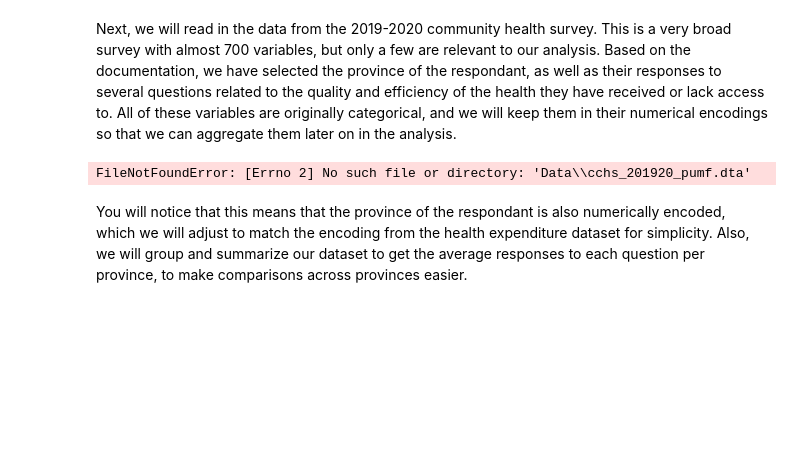
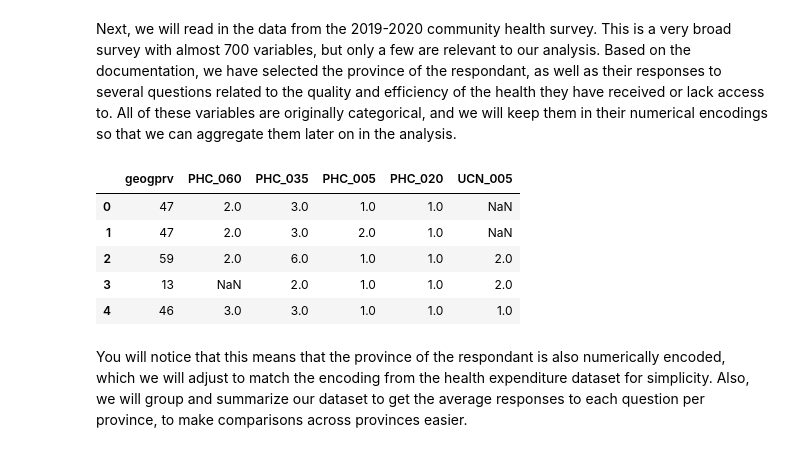
Before and after one commit to RibbitsM/368-research-proj, a Jupyter notebook: report.ipynb, the cells around one changed output. Cells and saved outputs as stored; diff of their text form; code cells hidden in the pictures; blank space fills up the shorter version.

Commit message:
fixed data import

```diff
--- a/report.ipynb
+++ b/report.ipynb
@@ -183,10 +183,15 @@ nhex_percapita.head()
 Next, we will read in the data from the 2019-2020 community health survey. This is a very broad survey with almost 700 variables, but only a few are relevant to our analysis. Based on the documentation, we have selected the province of the respondant, as well as their responses to several questions related to the quality and efficiency of the health they have received or lack access to. All of these variables are originally categorical, and we will keep them in their numerical encodings so that we can aggregate them later on in the analysis.
 # %%
 keep_attributes = ['geogprv','PHC_060','PHC_035','PHC_005','PHC_020','UCN_005']
-cchs_data = pd.read_stata("Data\cchs_201920_pumf.dta", columns=keep_attributes,convert_categoricals=False)
+cchs_data = pd.read_stata("Data/cchs_201920_pumf.dta", columns=keep_attributes,convert_categoricals=False)
 cchs_data.head()
 # %% [output]
-FileNotFoundError: [Errno 2] No such file or directory: 'Data\\cchs_201920_pumf.dta'
+|  | geogprv | PHC_060 | PHC_035 | PHC_005 | PHC_020 | UCN_005 |
+| 0 | 47 | 2.0 | 3.0 | 1.0 | 1.0 | NaN |
+| 1 | 47 | 2.0 | 3.0 | 2.0 | 1.0 | NaN |
+| 2 | 59 | 2.0 | 6.0 | 1.0 | 1.0 | 2.0 |
+| 3 | 13 | NaN | 2.0 | 1.0 | 1.0 | 2.0 |
+| 4 | 46 | 3.0 | 3.0 | 1.0 | 1.0 | 1.0 |
 # %% [markdown]
 You will notice that this means that the province of the respondant is also numerically encoded, which we will adjust to match the encoding from the health expenditure dataset for simplicity. Also, we will group and summarize our dataset to get the average responses to each question per province, to make comparisons across provinces easier.
 # %%
```
Also changed, not shown: parts of 7 cells of this notebook.
